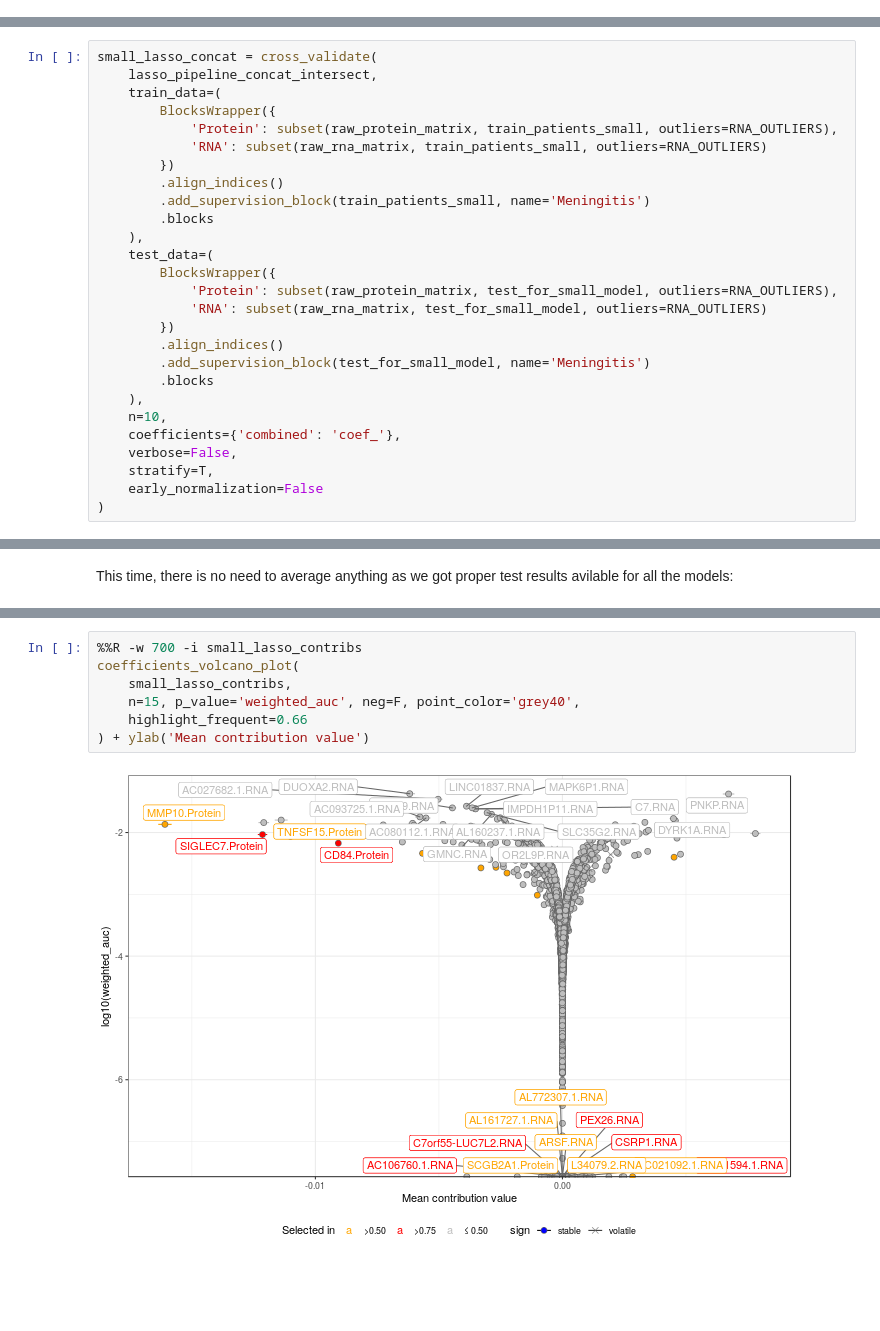
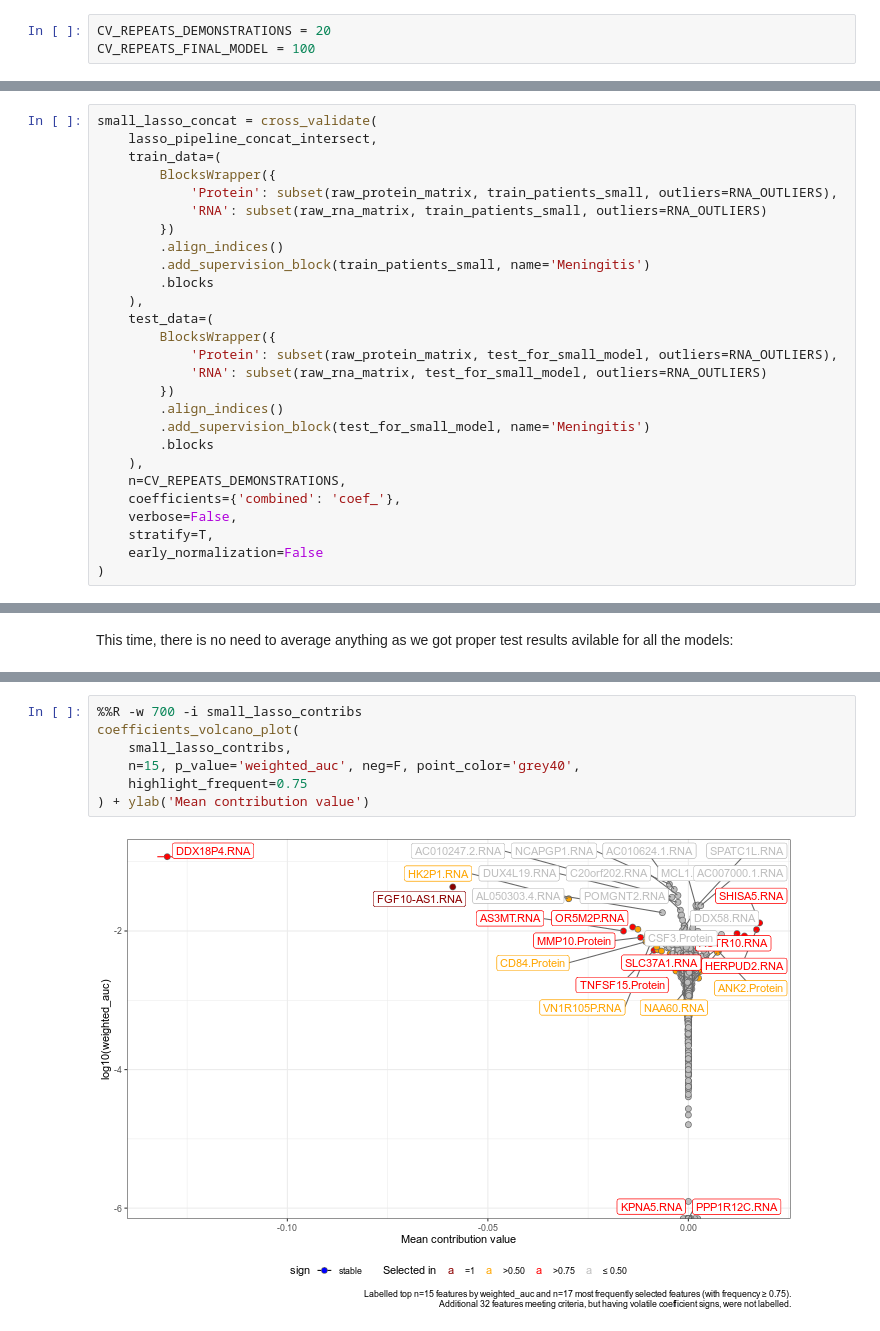
Before and after one commit to krassowski/meningitis-integration, a Jupyter notebook: analyses/integration/Logistic_LASSO-B-concatenated.ipynb, the cells around one changed output, grey strips where cells are left out. Saved outputs shown, nothing was run; the diff lists cells and outputs as text; blank space fills up the shorter version.

```diff
--- a/analyses/integration/Logistic_LASSO-B-concatenated.ipynb
+++ b/analyses/integration/Logistic_LASSO-B-concatenated.ipynb
@@ -101,6 +100,9 @@ def create_lasso_pipeline(omic, smallest_group_n, outliers, subset=None, verbose
     )
 # %% [markdown]
 # B) Concatenated omics logistic LASSO
+# %%
+CV_REPEATS_DEMONSTRATIONS = 20
+CV_REPEATS_FINAL_MODEL = 100
 # %%
 concatenated = pd.concat([
     raw_rna_matrix.T.add_suffix('.RNA').T,
@@ -520,7 +522,7 @@ small_lasso_concat = cross_validate(
         .add_supervision_block(test_for_small_model, name='Meningitis')
         .blocks
     ),
-    n=10,
+    n=CV_REPEATS_DEMONSTRATIONS,
     coefficients={'combined': 'coef_'},
     verbose=False,
     stratify=T,
@@ -566,9 +562,9 @@ small_lasso_contribs = small_lasso_concat.cross_validation.contributions.combine
 # %%
 %%R -w 700 -i small_lasso_contribs
 coefficients_volcano_plot(
     small_lasso_contribs,
     n=15, p_value='weighted_auc', neg=F, point_color='grey40',
-    highlight_frequent=0.66
+    highlight_frequent=0.75
 ) + ylab('Mean contribution value')
 # %% [output]
-[figure, old version]
+[figure, new version]
```
Also changed, not shown: parts of 33 cells of this notebook, 2 other files.
